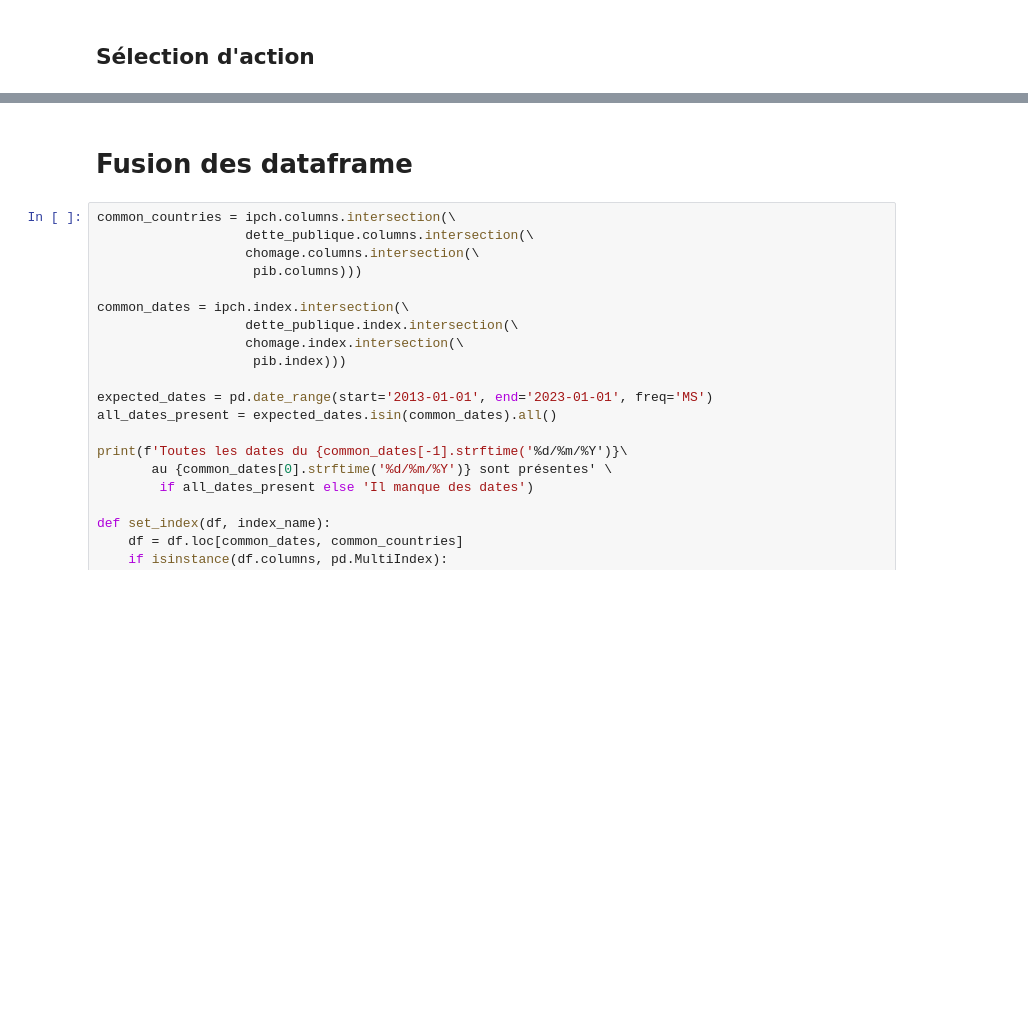
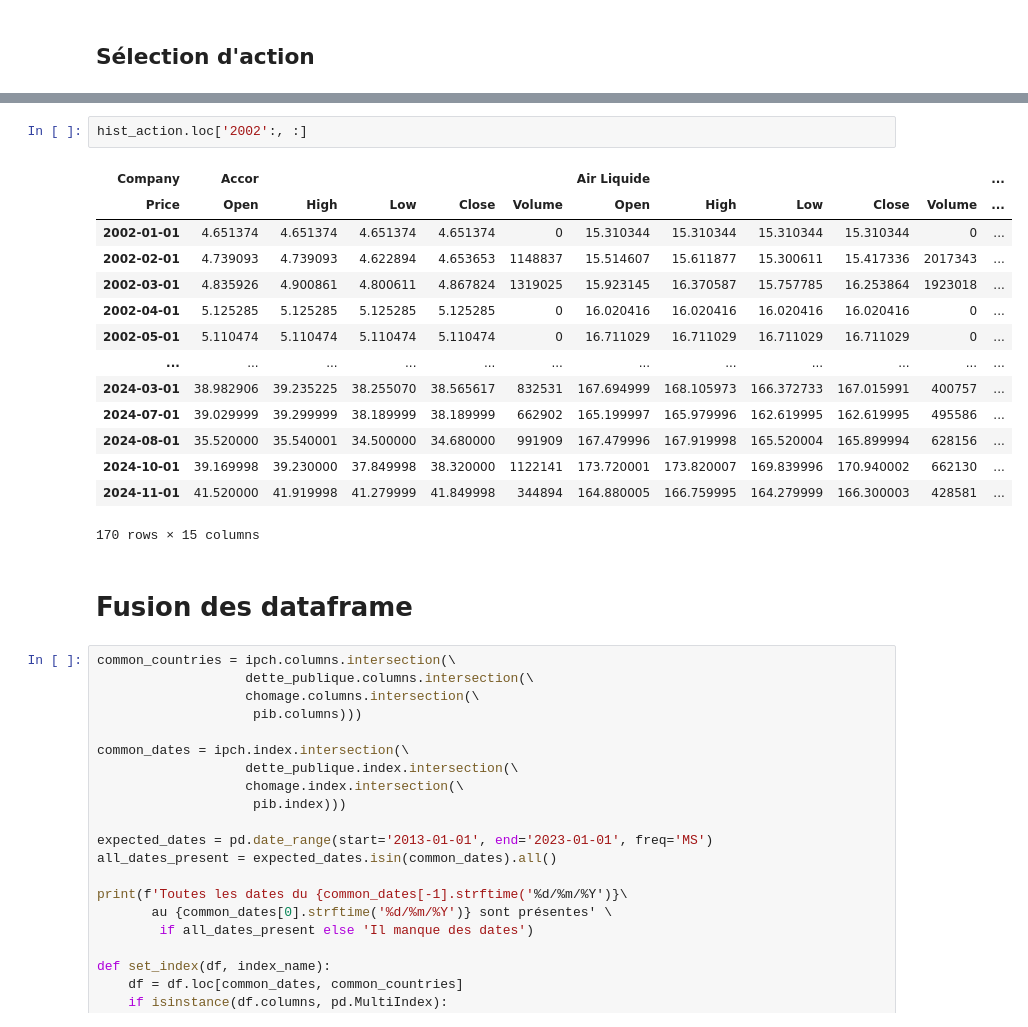
Before and after one commit to SebastienH422/ProjetOutInfo, a Jupyter notebook: main.ipynb, the cells around one changed output, grey strips where cells are left out. Cells and saved outputs as stored; diff of their text form; blank space fills up the shorter version.

```diff
--- a/main.ipynb
+++ b/main.ipynb
@@ -953,3 +948,20 @@ TypeError: Index(...) must be called with a collection of some kind, <built-in m
+# %%
+hist_action.loc['2002':, :]
+# %% [output]
+| Company | Accor |  |  |  |  | Air Liquide |  |  |  |  | ... |
+| Price | Open | High | Low | Close | Volume | Open | High | Low | Close | Volume | ... |
+| 2002-01-01 | 4.651374 | 4.651374 | 4.651374 | 4.651374 | 0 | 15.310344 | 15.310344 | 15.310344 | 15.310344 | 0 | ... |
+| 2002-02-01 | 4.739093 | 4.739093 | 4.622894 | 4.653653 | 1148837 | 15.514607 | 15.611877 | 15.300611 | 15.417336 | 2017343 | ... |
+| 2002-03-01 | 4.835926 | 4.900861 | 4.800611 | 4.867824 | 1319025 | 15.923145 | 16.370587 | 15.757785 | 16.253864 | 1923018 | ... |
+| 2002-04-01 | 5.125285 | 5.125285 | 5.125285 | 5.125285 | 0 | 16.020416 | 16.020416 | 16.020416 | 16.020416 | 0 | ... |
+| 2002-05-01 | 5.110474 | 5.110474 | 5.110474 | 5.110474 | 0 | 16.711029 | 16.711029 | 16.711029 | 16.711029 | 0 | ... |
+| ... | ... | ... | ... | ... | ... | ... | ... | ... | ... | ... | ... |
+| 2024-03-01 | 38.982906 | 39.235225 | 38.255070 | 38.565617 | 832531 | 167.694999 | 168.105973 | 166.372733 | 167.015991 | 400757 | ... |
+| 2024-07-01 | 39.029999 | 39.299999 | 38.189999 | 38.189999 | 662902 | 165.199997 | 165.979996 | 162.619995 | 162.619995 | 495586 | ... |
+| 2024-08-01 | 35.520000 | 35.540001 | 34.500000 | 34.680000 | 991909 | 167.479996 | 167.919998 | 165.520004 | 165.899994 | 628156 | ... |
+| 2024-10-01 | 39.169998 | 39.230000 | 37.849998 | 38.320000 | 1122141 | 173.720001 | 173.820007 | 169.839996 | 170.940002 | 662130 | ... |
+| 2024-11-01 | 41.520000 | 41.919998 | 41.279999 | 41.849998 | 344894 | 164.880005 | 166.759995 | 164.279999 | 166.300003 | 428581 | ... |
+170 rows × 15 columns
 # %% [markdown]
 # Fusion des dataframe
 # %%
```
Also changed, not shown: parts of 4 cells of this notebook.
